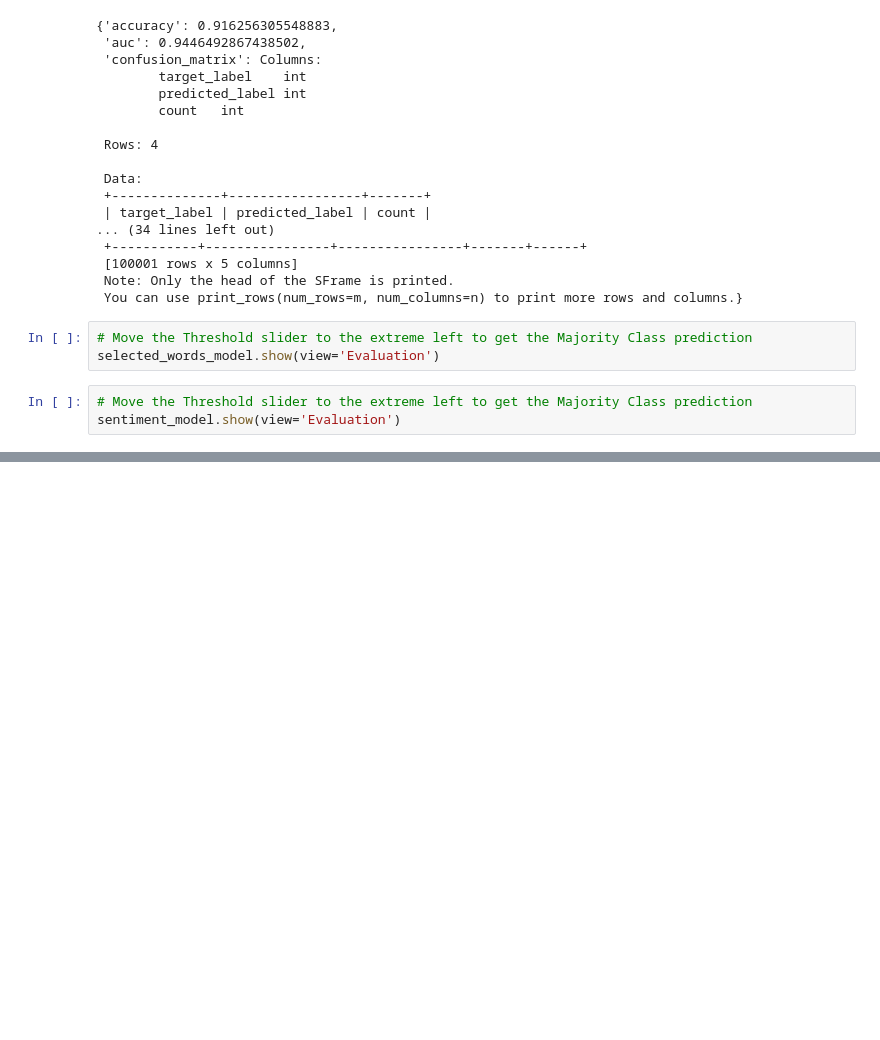
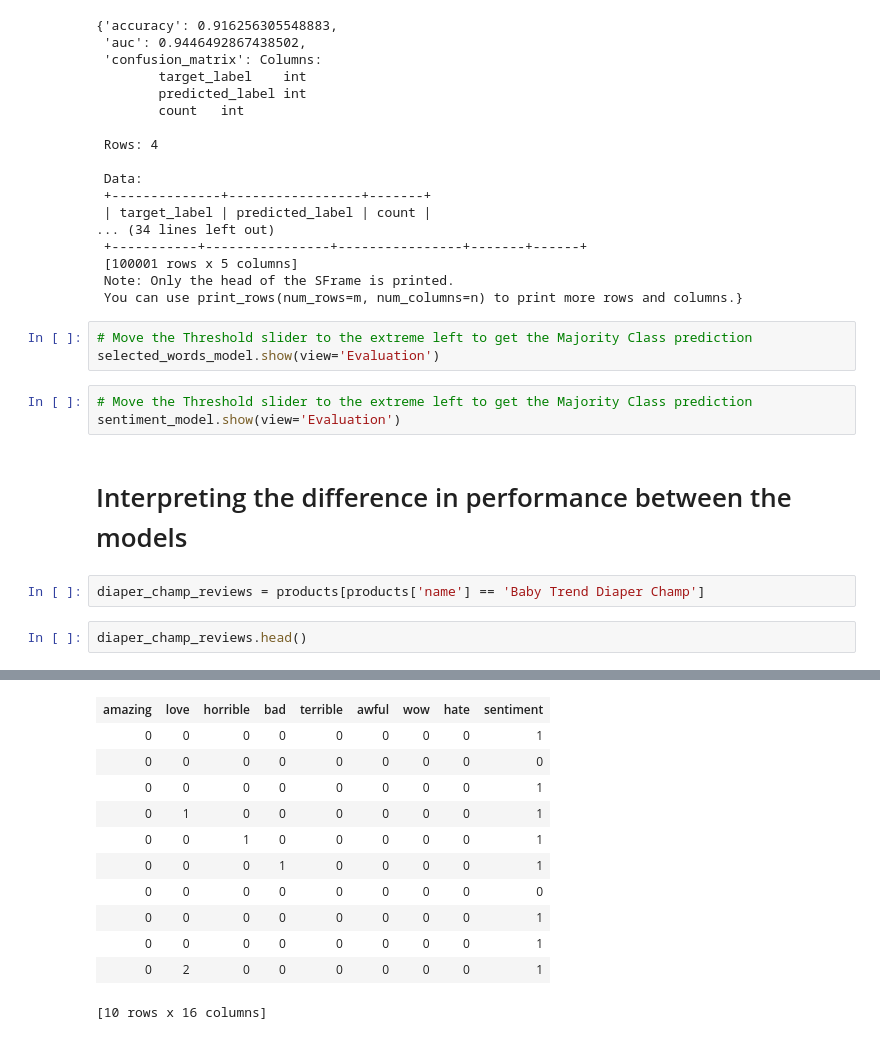
Before and after one commit to nitin-cherian/coursera-learnings, a Jupyter notebook: ML_Specialization_UW/Course1/Week3/Programming Assignment/Analyzing product sentiment.ipynb, the cells around one changed output, grey strips where cells are left out. Cells and saved outputs as stored; diff of their text form; blank space fills up the shorter version.

```diff
--- a/ML_Specialization_UW/Course1/Week3/Programming Assignment/Analyzing product sentiment.ipynb
+++ b/ML_Specialization_UW/Course1/Week3/Programming Assignment/Analyzing product sentiment.ipynb
@@ -421,3 +421,10 @@ selected_words_model.show(view='Evaluation')
 # %%
 # Move the Threshold slider to the extreme left to get the Majority Class prediction
 sentiment_model.show(view='Evaluation')
+# %% [markdown]
+# Interpreting the difference in performance between the models
+# %%
+diaper_champ_reviews = products[products['name'] == 'Baby Trend Diaper Champ']
+# %%
+diaper_champ_reviews.head()
+# %% [output]
@@ -423,0 +442,12 @@ sentiment_model.show(view='Evaluation')
+| amazing | love | horrible | bad | terrible | awful | wow | hate | sentiment |
+| 0 | 0 | 0 | 0 | 0 | 0 | 0 | 0 | 1 |
+| 0 | 0 | 0 | 0 | 0 | 0 | 0 | 0 | 0 |
+| 0 | 0 | 0 | 0 | 0 | 0 | 0 | 0 | 1 |
+| 0 | 1 | 0 | 0 | 0 | 0 | 0 | 0 | 1 |
+| 0 | 0 | 1 | 0 | 0 | 0 | 0 | 0 | 1 |
+| 0 | 0 | 0 | 1 | 0 | 0 | 0 | 0 | 1 |
+| 0 | 0 | 0 | 0 | 0 | 0 | 0 | 0 | 0 |
+| 0 | 0 | 0 | 0 | 0 | 0 | 0 | 0 | 1 |
+| 0 | 0 | 0 | 0 | 0 | 0 | 0 | 0 | 1 |
+| 0 | 2 | 0 | 0 | 0 | 0 | 0 | 0 | 1 |
+[10 rows x 16 columns]
```
Also changed, not shown: parts of 23 cells of this notebook.
